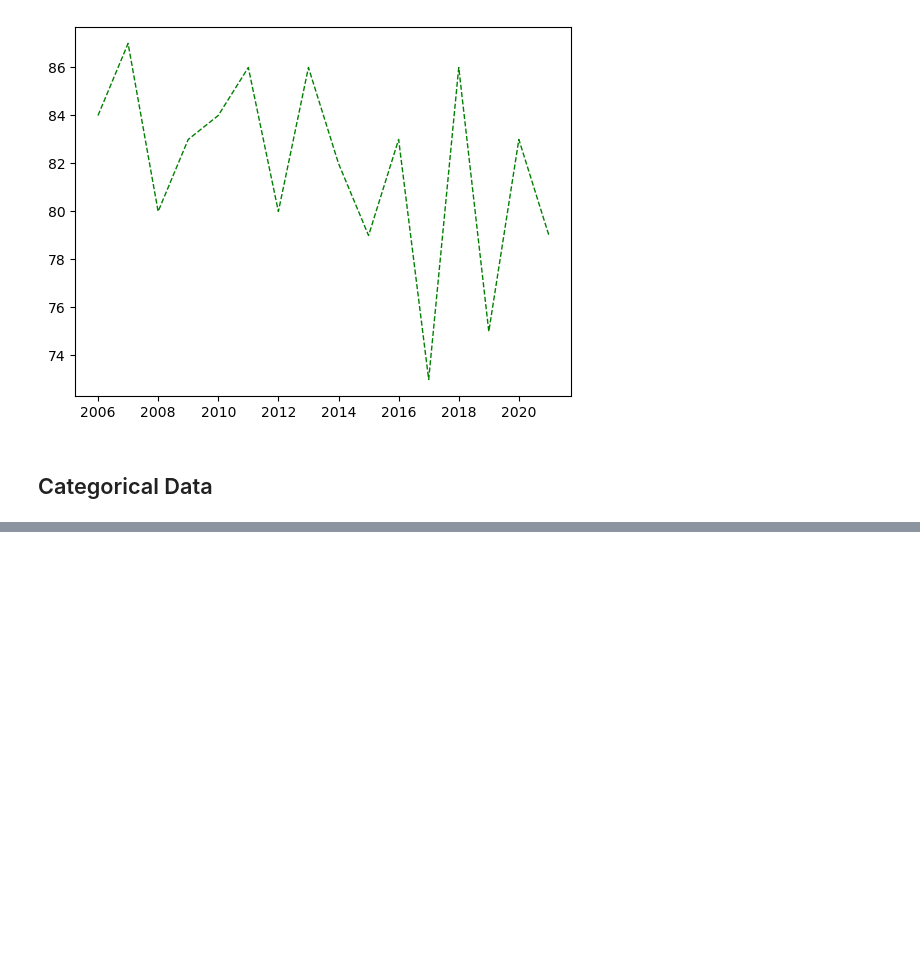
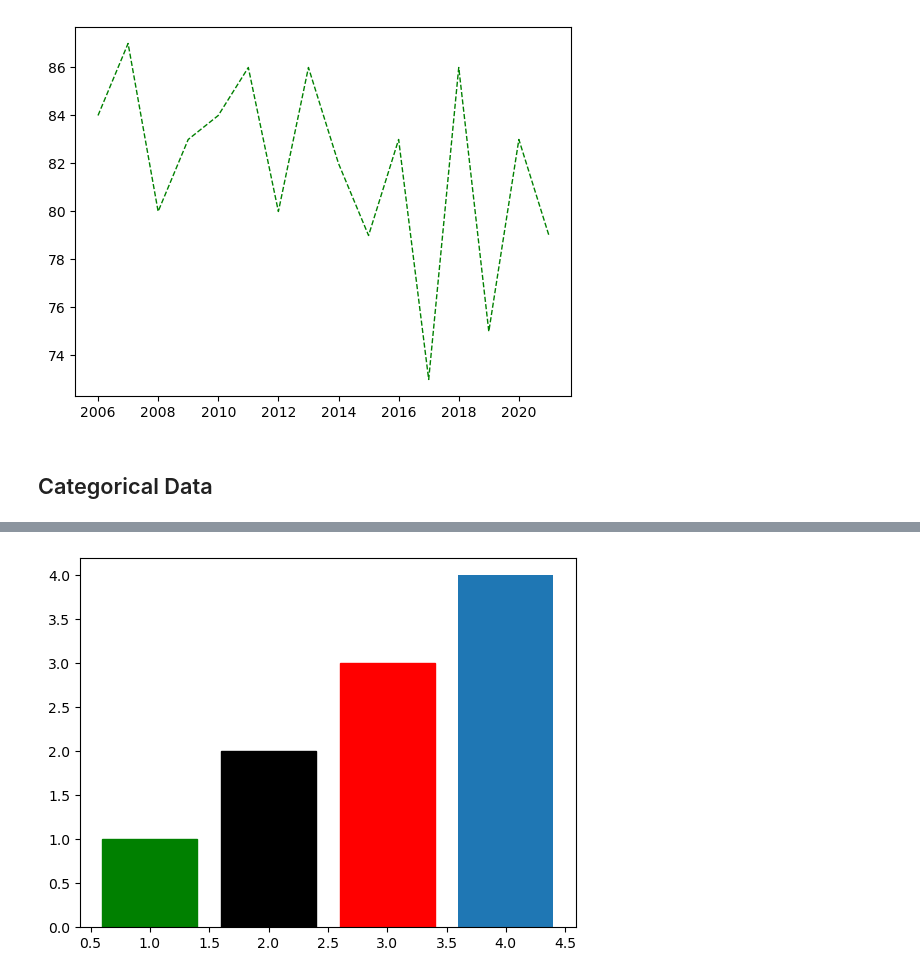
Before and after one commit to agordavidt/Data-Analytics_Course, a Jupyter notebook: python_data_analytics/matplotlib/02-matplotlib.ipynb, the cells around one changed output, grey strips where cells are left out. Drawn from its saved outputs; the diff is of its cells as text; code cells hidden in the pictures; blank space fills up the shorter version.

```diff
--- a/python_data_analytics/matplotlib/02-matplotlib.ipynb
+++ b/python_data_analytics/matplotlib/02-matplotlib.ipynb
@@ -51,0 +54,10 @@ plt.bar(languages, votes)
+# %%
+from matplotlib import pyplot as plt
+
+bars = plt.bar([1, 2, 3, 4], [1, 2, 3, 4])
+bars[0].set_color('green')
+bars[1].set_color('black')
+bars[2].set_color('red')
+plt.show()
+# %% [output]
+[figure, added]
```
Also changed, not shown: parts of 1 cell of this notebook.
